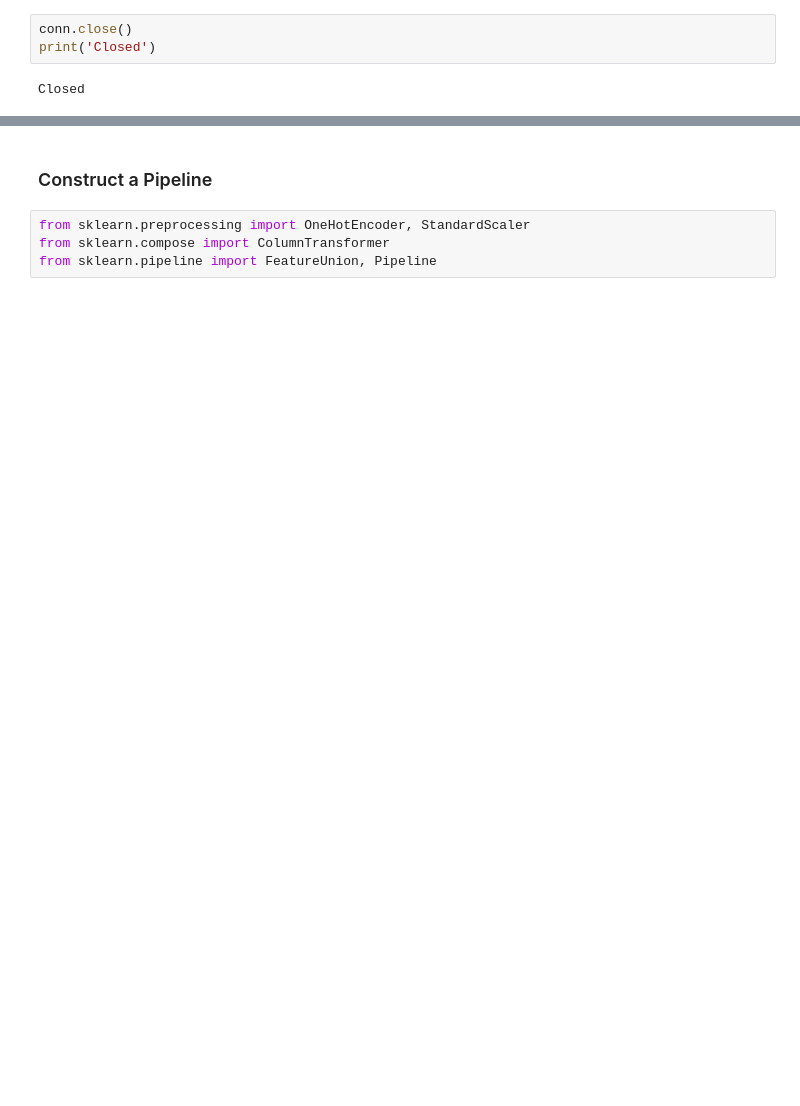
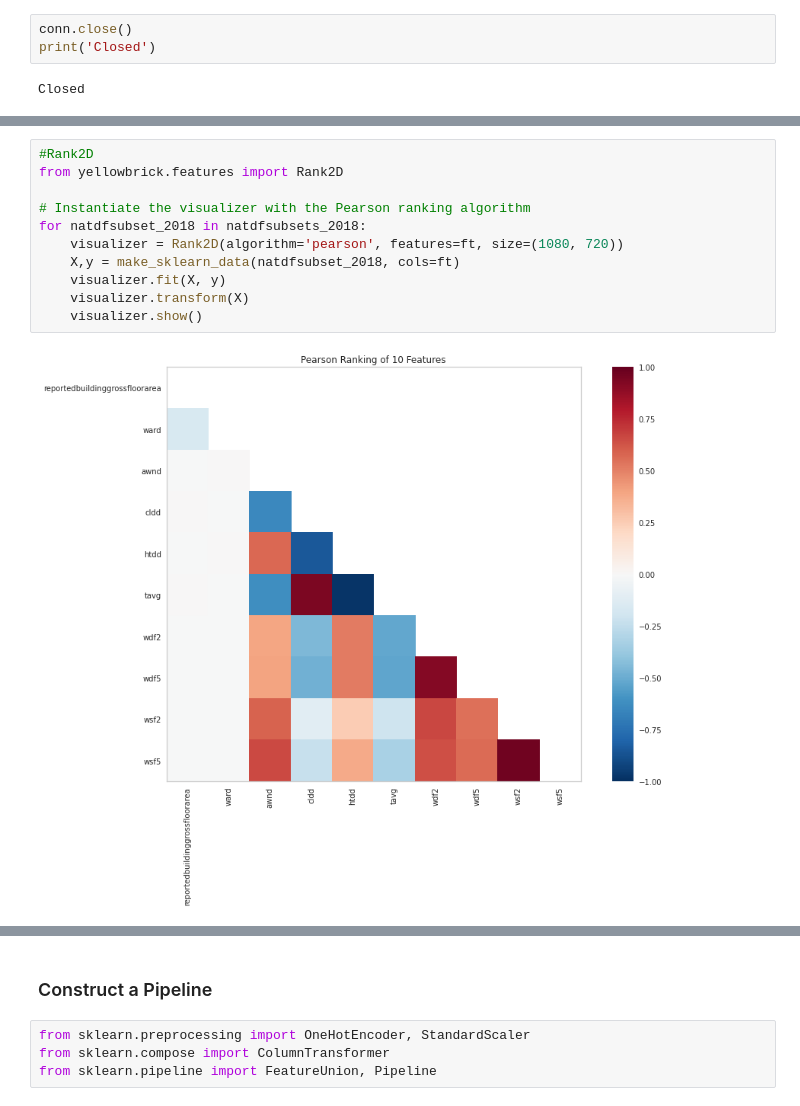
Before and after one commit to DHinton7/Power-Rangers, a Jupyter notebook: Dont_Look/Dom_Different_Models.ipynb, the cells around one changed output, grey strips where cells are left out. Drawn from its saved outputs; the diff is of its cells as text; blank space fills up the shorter version.

```diff
--- a/Dont_Look/Dom_Different_Models.ipynb
+++ b/Dont_Look/Dom_Different_Models.ipynb
@@ -237,0 +299,13 @@ class DenseTransformer(TransformerMixin):
+# %%
+#Rank2D
+from yellowbrick.features import Rank2D
+
+# Instantiate the visualizer with the Pearson ranking algorithm
+for natdfsubset_2018 in natdfsubsets_2018:
+    visualizer = Rank2D(algorithm='pearson', features=ft, size=(1080, 720))
+    X,y = make_sklearn_data(natdfsubset_2018, cols=ft)
+    visualizer.fit(X, y)
+    visualizer.transform(X)
+    visualizer.show()
+# %% [output]
+[figure, added]
```
Also changed, not shown: parts of 81 cells of this notebook, 3 other files.
